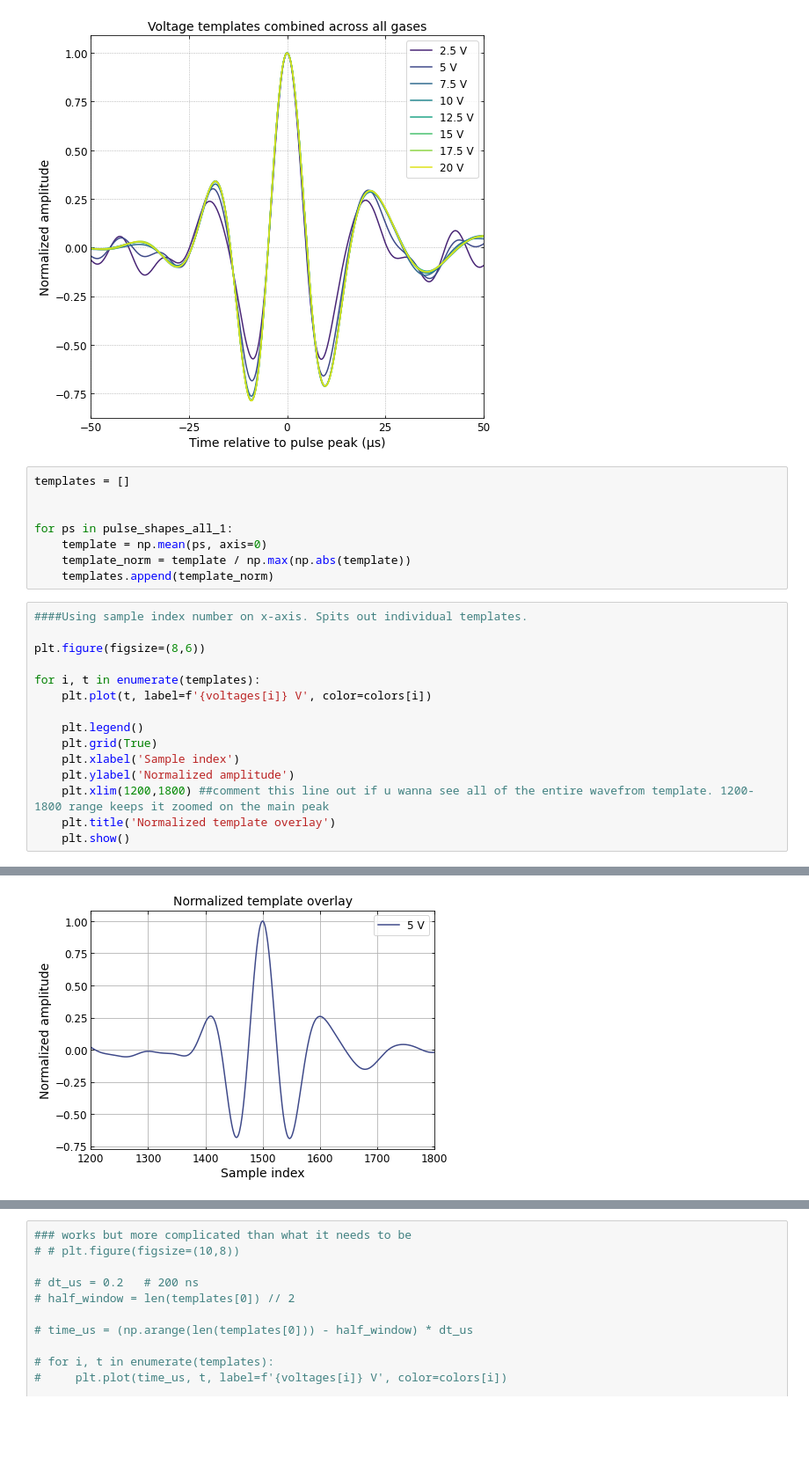
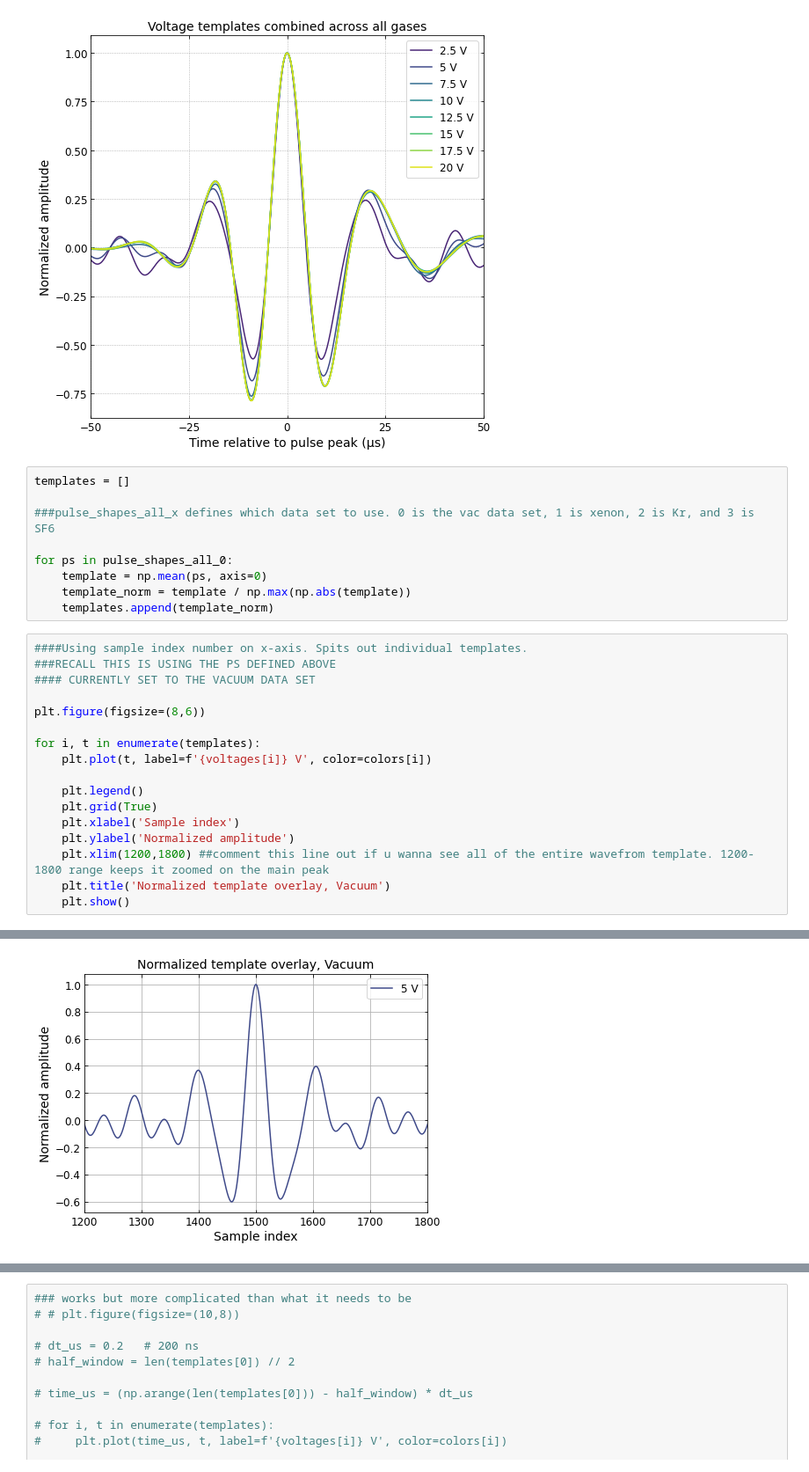
Before and after one commit to JBaeza-Rubio/Gas-collisions-time-resolution, a Jupyter notebook: 20260320_sphere_20260215_impulse_calibration.ipynb, the cells around one changed output, grey strips where cells are left out. Shown at 88% size. Cells and saved outputs as stored; diff of their text form; blank space fills up the shorter version.

```diff
--- a/20260320_sphere_20260215_impulse_calibration.ipynb
+++ b/20260320_sphere_20260215_impulse_calibration.ipynb
@@ -1174,13 +1176,16 @@ plt.show()
 # %%
 templates = []
 
+###pulse_shapes_all_x defines which data set to use. 0 is the vac data set, 1 is xenon, 2 is Kr, and 3 is SF6
 
-for ps in pulse_shapes_all_1:
+for ps in pulse_shapes_all_0:
     template = np.mean(ps, axis=0)
     template_norm = template / np.max(np.abs(template))
     templates.append(template_norm)
 # %%
 ####Using sample index number on x-axis. Spits out individual templates.
+###RECALL THIS IS USING THE PS DEFINED ABOVE
+#### CURRENTLY SET TO THE VACUUM DATA SET
 
 plt.figure(figsize=(8,6))
 
@@ -1192,6 +1197,6 @@ for i, t in enumerate(templates):
     plt.xlabel('Sample index')
     plt.ylabel('Normalized amplitude')
     plt.xlim(1200,1800) ##comment this line out if u wanna see all of the entire wavefrom template. 1200-1800 range keeps it zoomed on the main peak
-    plt.title('Normalized template overlay')
+    plt.title('Normalized template overlay, Vacuum')
     plt.show()
 # %% [output]
@@ -1199 +1204 @@ for i, t in enumerate(templates):
-[figure, old version]
+[figure, new version]
```
Also changed, not shown: parts of 26 cells of this notebook.
